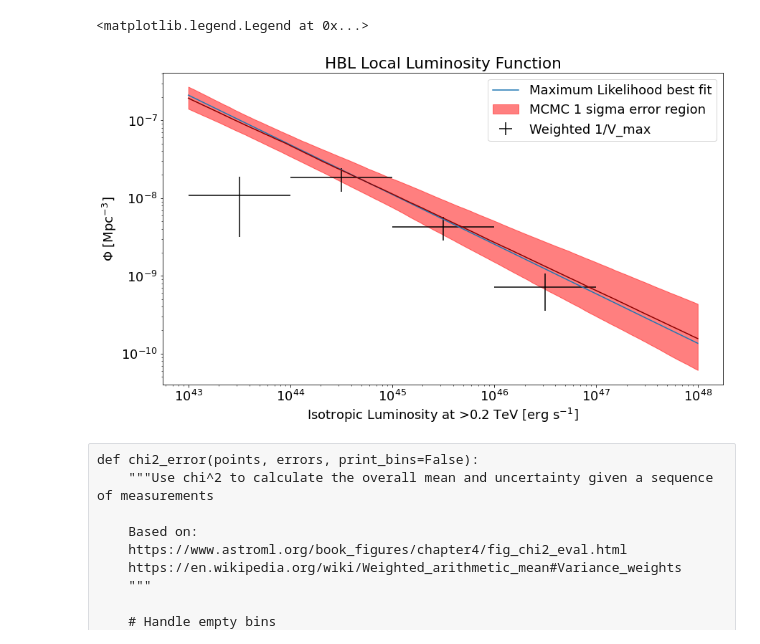
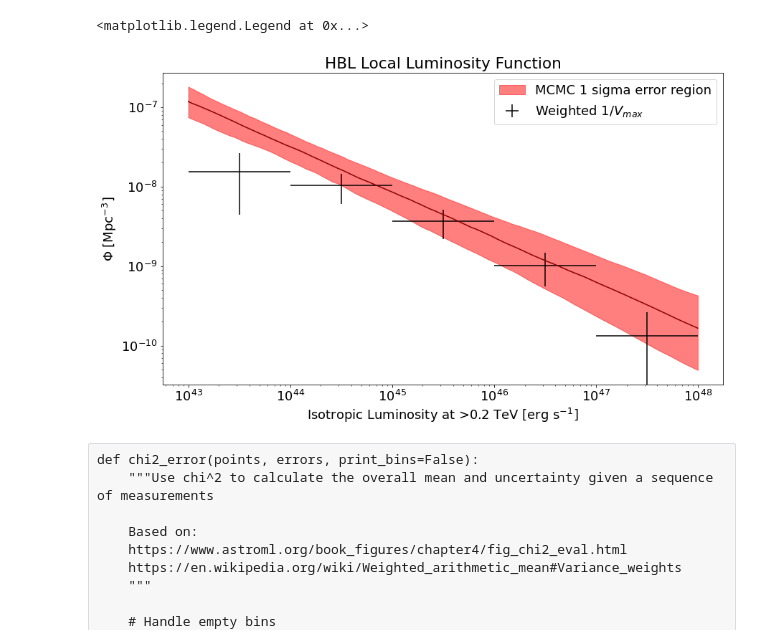
Before and after one commit to aribrill/lf-simulation, a Jupyter notebook: LF_calculation.ipynb, the cells around one changed output. Cells and saved outputs as stored; diff of their text form; code cells hidden in the pictures.

```diff
--- a/LF_calculation.ipynb
+++ b/LF_calculation.ipynb
@@ -610,22 +629,22 @@ TeV Limiting Redshift: [0.05040323 0.44354839 0.14112903 0.49395161 0.34274194 0
 # Define LF functional forms to test different models, following a simplified version of Ajello et al. (2014)
 # The following simplifications are made:
 #   Omit dependence on the spectral index
-#   Use a single power law corresponding to the lower-luminosity region instead of a smoothly broken power law
+#   Use a single power law corresponding to the higher-luminosity region instead of a smoothly broken power law
 #   Test only PLE and PDE models, not LDDE
 
 
 @njit
 def lf_smoothly_broken_pl_base(log10_L, *args):
-    log_A, index_1, log_L_break, index_2 = args
-    A, L_break = np.exp(log_A), np.exp(log_L_break)
+    log10_A, index_1, log_L_break, index_2 = args
+    A, L_break = 10**log10_A, np.exp(log_L_break)
     L = 10**(log10_L - 46)
     return A / np.log(10) / L / ((L/L_break)**index_1 + (L/L_break)**index_2)
 
 
 @njit
 def lf_pl_base(log10_L, *args):
-    log_A, index = args
-    A = np.exp(log_A)
+    log10_A, index = args
+    A = 10**log10_A
     L = 10**(log10_L - 46)  # L_scale = 1e46 erg/s
     return A / np.log(10) * np.power(L, -index - 1)
 
@@ -735,12 +754,12 @@ integration_ranges = tuple((np.min(arg), np.max(arg)) for arg in args)
 
 # Parameter name, initial value, transform to apply, corresponding reverse transform
 Param = namedtuple('Param', ['name', 'unit', 'initial_value', 'limits', 'forward_transform', 'reverse_transform'])
-pl_params = [Param('A', u.Mpc**-3 * u.s/u.erg, 1e-12, (0, 1), np.log, np.exp),
-             Param('alpha', u.dimensionless_unscaled, 0, (-.999, 10), lambda x: x, lambda x: x)]
+pl_params = [Param('A', u.Mpc**-3 * u.s/u.erg, 1e-8, (0, 1), np.log10, lambda x: 10**x),
+             Param(r'$\gamma$', u.dimensionless_unscaled, -0.5, (-.999, 10), lambda x: x, lambda x: x)]
 smoothly_broken_pl_params = [Param('L_break', u.erg/u.s, 1e47, (1e40, 1e50), lambda x: np.log(x / 1e46),
                                    lambda x: 1e46*np.exp(x)),
                              Param('beta', u.dimensionless_unscaled, 0, (-.999, 10), lambda x: x, lambda x: x)]
-k_param = Param('k', u.dimensionless_unscaled, 0, (-100, 100), lambda x: x, lambda x: x)
+k_param = Param('k', u.dimensionless_unscaled, -7, (-100, 100), lambda x: x, lambda x: x)
 xi_param = Param('xi', u.dimensionless_unscaled, 0, (-10, 10), lambda x: x, lambda x :x)
 tau_param = Param('tau', u.dimensionless_unscaled, 0, (-100, 100), lambda x: x, lambda x: x)
 
@@ -828,8 +847,8 @@ plt.legend(loc="lower right")
 # %%
 # Estimate the errors on the model parameters using Monte Carlo simulations
 
-# Initialize the walkers around the ML best fit
-ndim, nwalkers = len(initial_params), 6
+# Initialize the walkers
+ndim, nwalkers = len(initial_params), 10
 p0 = np.array(initial_params) + 1e-4 * np.random.randn(nwalkers, ndim)
 
 def log_likelihood(args, log10_Ls, zs):
@@ -837,5 +856,5 @@ def log_likelihood(args, log10_Ls, zs):
 
 sampler = emcee.EnsembleSampler(nwalkers, ndim, log_likelihood, args=args)
 
-sampler.run_mcmc(p0, 1000)
+sampler.run_mcmc(p0, 1750)
 # %% [output]
@@ -882,5 +902,5 @@ Text(0.5, 0, 'step number')
 # %%
-flat_samples = sampler.get_chain(discard=400, flat=True)
+flat_samples = sampler.get_chain(discard=250, thin=50, flat=True)
 plot_samples = np.zeros(flat_samples.shape)
 for i, param in enumerate(params):
     plot_samples[:, i] = param.reverse_transform(flat_samples[:, i])
@@ -970,36 +990,36 @@ def plot_lf_ml(luminosities, model, best_fit_params, label=None):
 def plot_mcmc(luminosities, curves, label=None):
     # Plot 1 sigma confidence interval
     lo, med, hi = np.percentile(curves, (16, 50, 84), axis=0)
     plt.plot(luminosities, med, color='darkred')
     plt.fill_between(luminosities, lo, hi, color='red', alpha=0.5, label=label)
 
 
 min_log10_L, max_log10_L = 43, 48
 bins = np.logspace(min_log10_L, max_log10_L, max_log10_L - min_log10_L + 1)
 bin_centers = stats.gmean(np.stack([bins[:-1], bins[1:]]), axis=0)
 bin_errs = np.stack([bin_centers - bins[:-1], bins[1:] - bin_centers])
 observed_luminosity = value(luminosity_type)[detected]
 evolution_param_values = res.x[-(len(params) - param_split_idx):]
 pts, pt_errs = calculate_lf_v_max(observed_luminosity, min_z, evolution_params, evolution_param_values, bins)
-plot_lf_v_max(bin_centers, bin_errs, pts, pt_errs, label="Weighted 1/V_max")
+plot_lf_v_max(bin_centers, bin_errs, pts, pt_errs, label=r"Weighted $1/V_{max}$")
 
 luminosities = np.logspace(min_log10_L, max_log10_L, 100)
 curves = []
 for sample in flat_samples:
     curves.append(model(np.log10(luminosities), 0, *sample))
 
-plot_lf_ml(luminosities, model, res.x, label="Maximum Likelihood best fit")
+#plot_lf_ml(luminosities, model, res.x, label="Maximum Likelihood best fit")
 plot_mcmc(luminosities, curves, label="MCMC 1 sigma error region")
 
 plt.title("HBL Local Luminosity Function")
 plt.xscale('log')
 plt.xlabel("Isotropic Luminosity at >{} TeV".format(e_min.to_value(u.TeV)) + " [erg s$^{-1}$]")
 plt.yscale('log')
 plt.ylabel("$\Phi$ [Mpc$^{-3}$]")
 plt.legend()
 # %% [output]
 <matplotlib.legend.Legend at 0x...>
-[figure, old version]
+[figure, new version]
 # %% [raw]
 def chi2_error(points, errors, print_bins=False):
     """Use chi^2 to calculate the overall mean and uncertainty given a sequence of measurements
```
Also changed, not shown: parts of 28 cells of this notebook, 3 other files.
